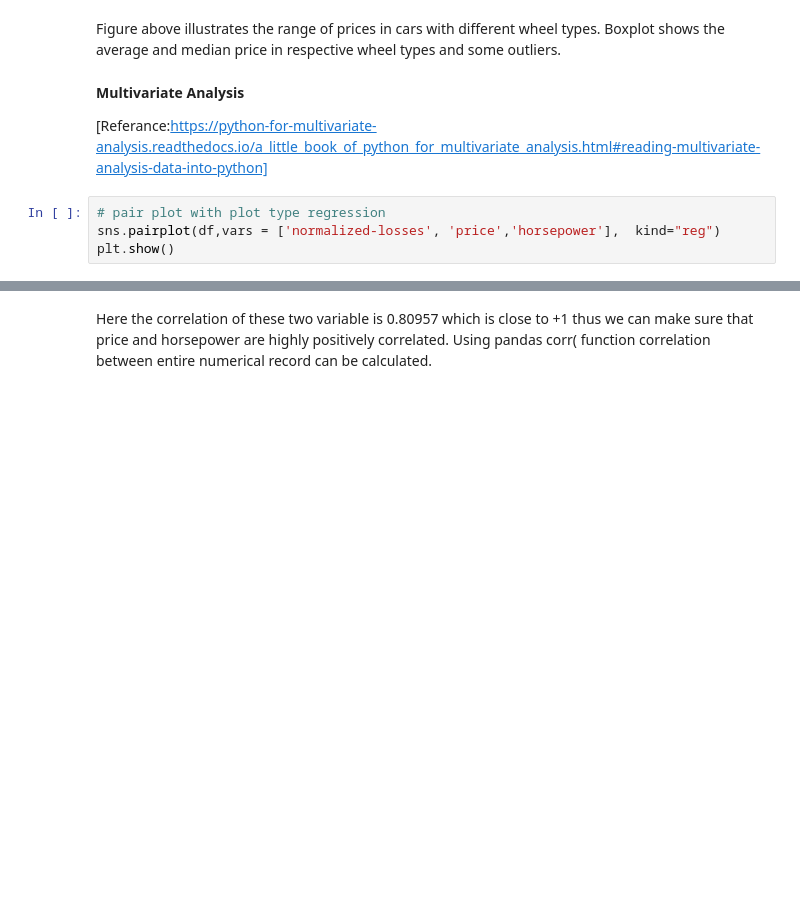
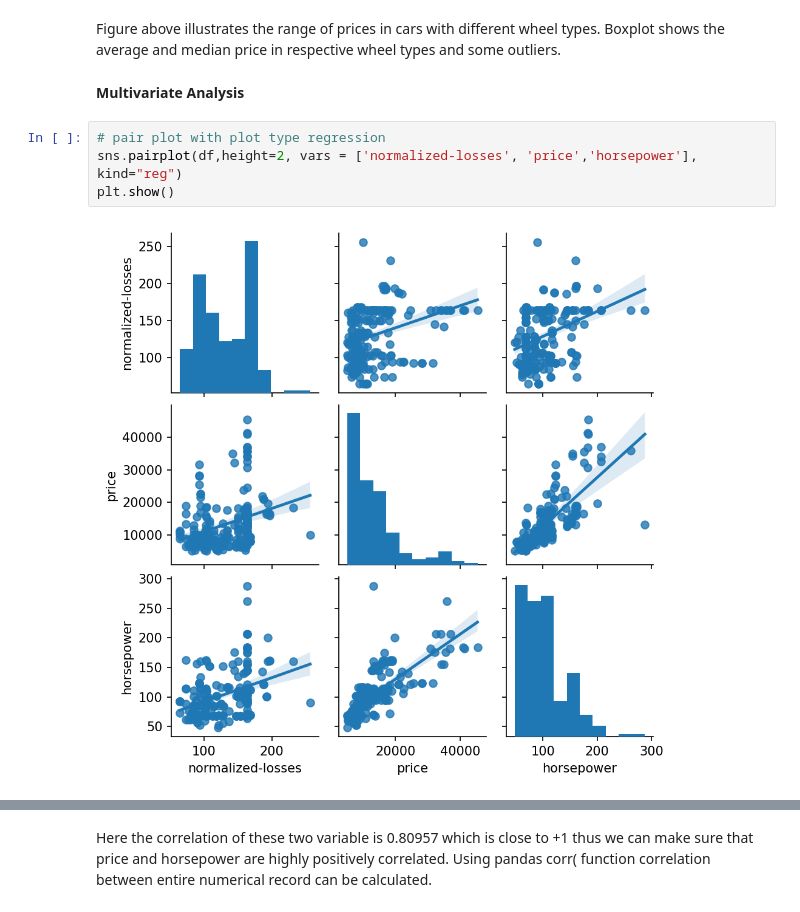
Before and after one commit to PacktPublishing/Hands-on-Exploratory-Data-Analysis-with-Python, a Jupyter notebook: Chapter 7/Chapter_7_Correlation.ipynb, the cells around one changed output, grey strips where cells are left out. Drawn from its saved outputs; the diff is of its cells as text; blank space fills up the shorter version.

```diff
--- a/Chapter 7/Chapter_7_Correlation.ipynb
+++ b/Chapter 7/Chapter_7_Correlation.ipynb
@@ -117,14 +156,13 @@ sns.boxplot(x="drive-wheels", y="price",data=df)
 # %% [markdown]
 Figure above illustrates the range of prices in cars with different wheel types. Boxplot shows the average and median price in respective wheel types and some outliers.
-# %% [markdown]
-**Multivariate Analysis**
-
-
-[Referance:https://python-for-multivariate-analysis.readthedocs.io/a_little_book_of_python_for_multivariate_analysis.html#reading-multivariate-analysis-data-into-python]
+# %% [markdown]
+**Multivariate Analysis**
 # %%
 # pair plot with plot type regression
-sns.pairplot(df,vars = ['normalized-losses', 'price','horsepower'],  kind="reg")
+sns.pairplot(df,height=2, vars = ['normalized-losses', 'price','horsepower'],  kind="reg")
 plt.show()
+# %% [output]
+[figure, added]
 # %%
  #pair plot (matrix scatterplot) of few columns
 sns.set(style="ticks", color_codes=True)
```
Also changed, not shown: parts of 32 cells of this notebook.
